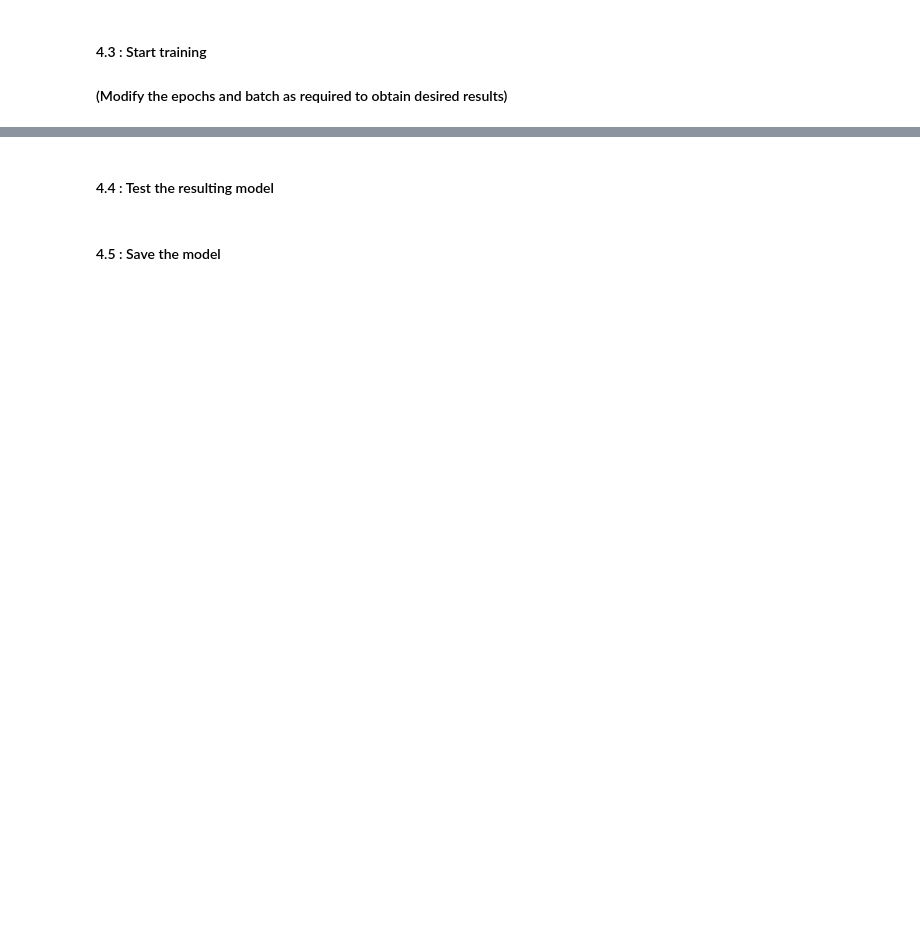
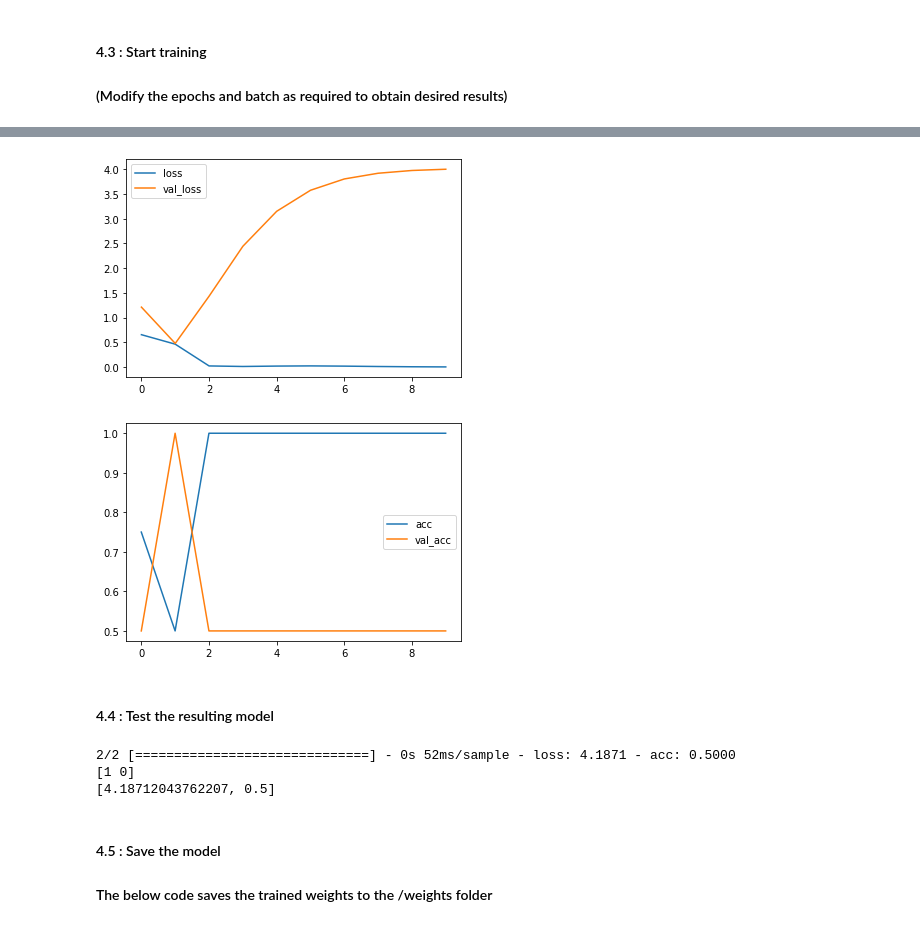
Before and after one commit to Venketaramana/Transfer_Learning_ResNet50_Binary_Classification, a Jupyter notebook: ResNet.ipynb, the cells around one changed output, grey strips where cells are left out. Saved outputs shown, nothing was run; the diff lists cells and outputs as text; code cells hidden in the pictures; blank space fills up the shorter version.

```diff
--- a/ResNet.ipynb
+++ b/ResNet.ipynb
@@ -131,30 +164,28 @@ else:
 #### (The train test split is performed twice to split them into train, test and validation set
 # %%
 root = tk.Tk()
-processed_images_file = tkinter.filedialog.askopenfilename(title="Select the generated processed images file (NumPy array file)",
-                                                          initialdir="./processed_data)
-processed_labels_file = tkinter.filedialog.askopenfilename(title="Select the generated processed labels file (NumPy array file)",
-                                                          initialdir="./processed_data")
+processed_images_file = tkinter.filedialog.askopenfilename(title="Select the generated processed images file (NumPy array file)", initialdir="./processed_data")
+processed_labels_file = tkinter.filedialog.askopenfilename(title="Select the generated processed labels file (NumPy array file)", initialdir="./processed_data")
 root.destroy()
 
 images = np.load(processed_images_file)
 # images = np.expand_dims(orig_images, axis=-1) ## Only needed if grayscale
 labels = np.load(processed_labels_file)
 
-CLASSES = ["Class1", "Class2"]
+CLASSES = ["class1", "class2"]
 
 print("Image dimensions (after processing): ", images[0].shape)
 print("Number of samples: ", len(images))
-m_all_data_good, m_all_data_def = np.bincount(labels)[0], np.bincount(labels)[1]
-print("Amount of Class1 samples: ", m_all_data_good)
-print("Amount of Class2 samples: ", m_all_data_def)
-print("Ratio of Class2 to Class1 samples: 1/", int(np.round(m_all_data_good/m_all_data_def)), sep='')
+m_all_c1, m_all_c2 = np.bincount(labels)[0], np.bincount(labels)[1]
+print("Amount of Class1 samples: ", m_all_c1)
+print("Amount of Class2 samples: ", m_all_c2)
+print("Ratio of Class1 to Class2 samples: 1/", int(np.round(m_all_c2/m_all_c1)), sep='')
 
 processed_input = keras.applications.resnet50.preprocess_input(images)
-non_test_images, test_images, non_test_labels, test_labels = train_test_split(processed_input, labels, test_size=100, shuffle=True,
+non_test_images, test_images, non_test_labels, test_labels = train_test_split(processed_input, labels, test_size=0.2, shuffle=True,
                                                                         stratify=labels, random_state=51)
 train_images, valid_images, train_labels, valid_labels = train_test_split(non_test_images, non_test_labels,
-                                                                        test_size=150, shuffle=True,
+                                                                        test_size=0.2, shuffle=True,
                                                                         stratify=non_test_labels, random_state=51)
 
 idx = np.random.permutation(np.bincount(train_labels)[0])
@@ -167,12 +198,13 @@ assert test_images.shape[0] == test_labels.shape[0]
 
 #assert x_newtr_img[0] == y_newtr_labels[0]
 #assert x_newvl_img[0] == y_newvl_labels[0]
-m_train_good, m_train_def = np.bincount(train_labels)[0], np.bincount(train_labels)[1]
-m_valid_good, m_valid_def = np.bincount(valid_labels)[0], np.bincount(valid_labels)[1]
-m_test_good, m_test_def = np.bincount(test_labels)[0], np.bincount(test_labels)[1]
-print(f"\n\nTraining, Class1:{m_train_good}, Class2: {m_train_def}")
-print(f"Validation, Class1:{m_valid_good}, Class2: {m_valid_def}")
-print(f"Testing, Class1:{m_test_good}, Class2: {m_test_def}")
+m_train_c1, m_train_c2 = np.bincount(train_labels)[0], np.bincount(train_labels)[1]
+m_valid_c1, m_valid_c2 = np.bincount(valid_labels)[0], np.bincount(valid_labels)[1]
+m_test_c1, m_test_c2 = np.bincount(test_labels)[0], np.bincount(test_labels)[1]
+print("Sanity Check")
+print(f"\n\nTraining, Class1:{m_train_c1}, Class2: {m_train_c2}")
+print(f"Validation, Class1:{m_valid_c1}, Class2: {m_valid_c2}")
+print(f"Testing, Class1:{m_test_c1}, Class2: {m_test_c2}")
 print(np.bincount(valid_labels))  # sanity check
 print(train_labels)
 print(valid_labels)
@@ -241,6 +281,6 @@ for layer in base_model.layers:
 optimizer = keras.optimizers.Adam(lr=0.01, decay=0.01)
 model.compile(loss="binary_crossentropy", optimizer=optimizer, metrics=["accuracy"])
 #the ratio of the class weight is computed to offset possible bias due to unbalanced dataset
-class_weight = {0:1, 1:(m_train_good/m_train_def)}
+class_weight = {0:1, 1:(m_train_c1/m_train_c2)}
 print("Class weight", class_weight)
 # %% [output]
@@ -281,14 +321,17 @@ Epoch 10/10
 # %%
 #Loss
 plt.plot(history.history['loss'],label='loss')
 plt.plot(history.history['val_loss'],label='val_loss')
 plt.legend()
 plt.show()
 #Accuracy
-plt.plot(history.history['accuracy'],label='acc')
-plt.plot(history.history['val_accuracy'],label='val_acc')
+plt.plot(history.history['acc'],label='acc')
+plt.plot(history.history['val_acc'],label='val_acc')
 plt.legend()
 plt.show()
+# %% [output]
+[figure, added]
+[figure, added]
 # %%
 #for layer in base_model.layers:
 #    layer.trainable = True
@@ -310,12 +353,18 @@ plt.show()
 # %% [markdown]
 #### 4.4 : Test the resulting model
 # %%
+#Test the resulting model on the test set to get evaluate the accuracy (I have obtained accuracies of up to 90% on a defect detection task)
 res = model.evaluate(test_images, test_labels)
 print(test_labels)
-plt.imshow(valid_images[8], cmap='gray')
+#plt.imshow(valid_images[8], cmap='gray')
 print(res)
+# %% [output]
+2/2 [==============================] - 0s 52ms/sample - loss: 4.1871 - acc: 0.5000
+[1 0]
+[4.18712043762207, 0.5]
 # %% [markdown]
 #### 4.5 : Save the model
+#### The below code saves the trained weights to the /weights folder
 # %%
 date_time = datetime.today().strftime("%Y%m%d_%H%M")
 
```
Also changed, not shown: parts of 24 cells of this notebook, 4 other files.
